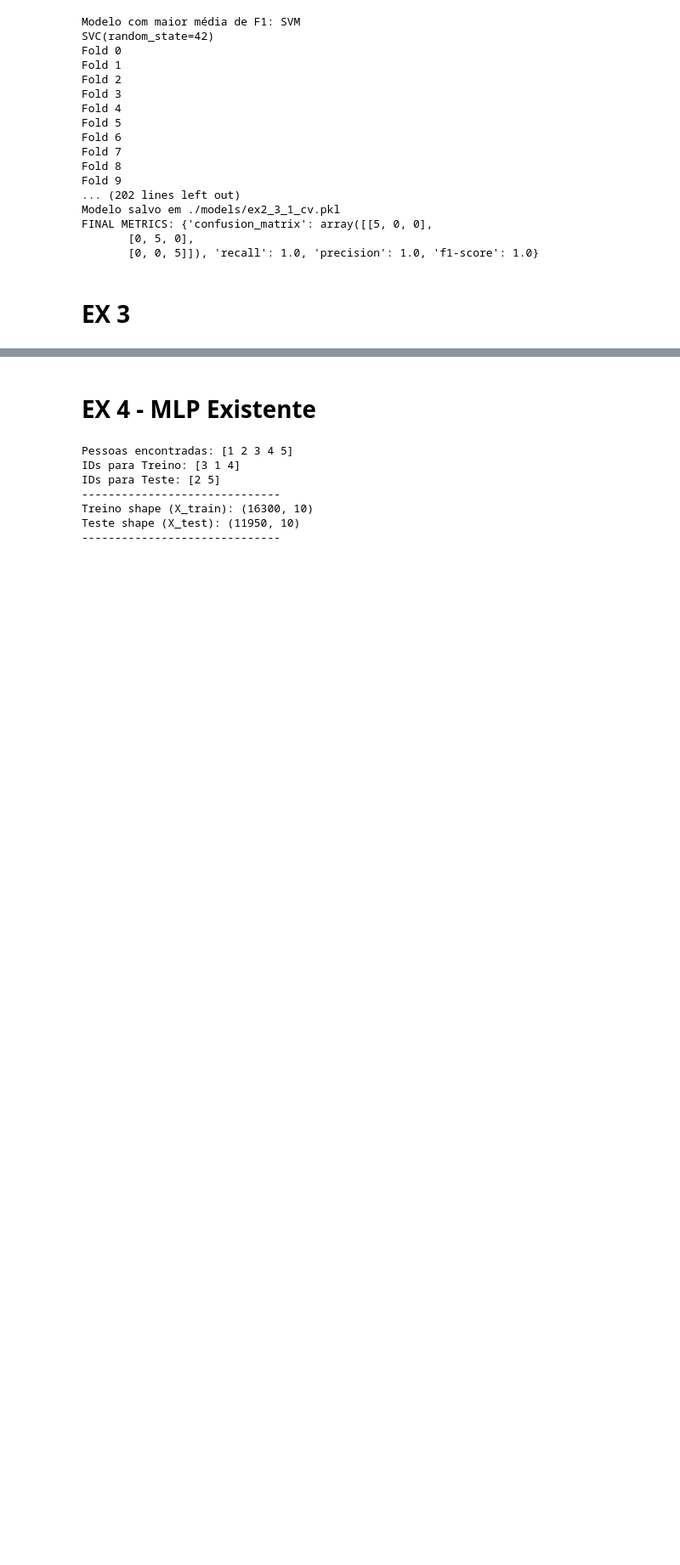
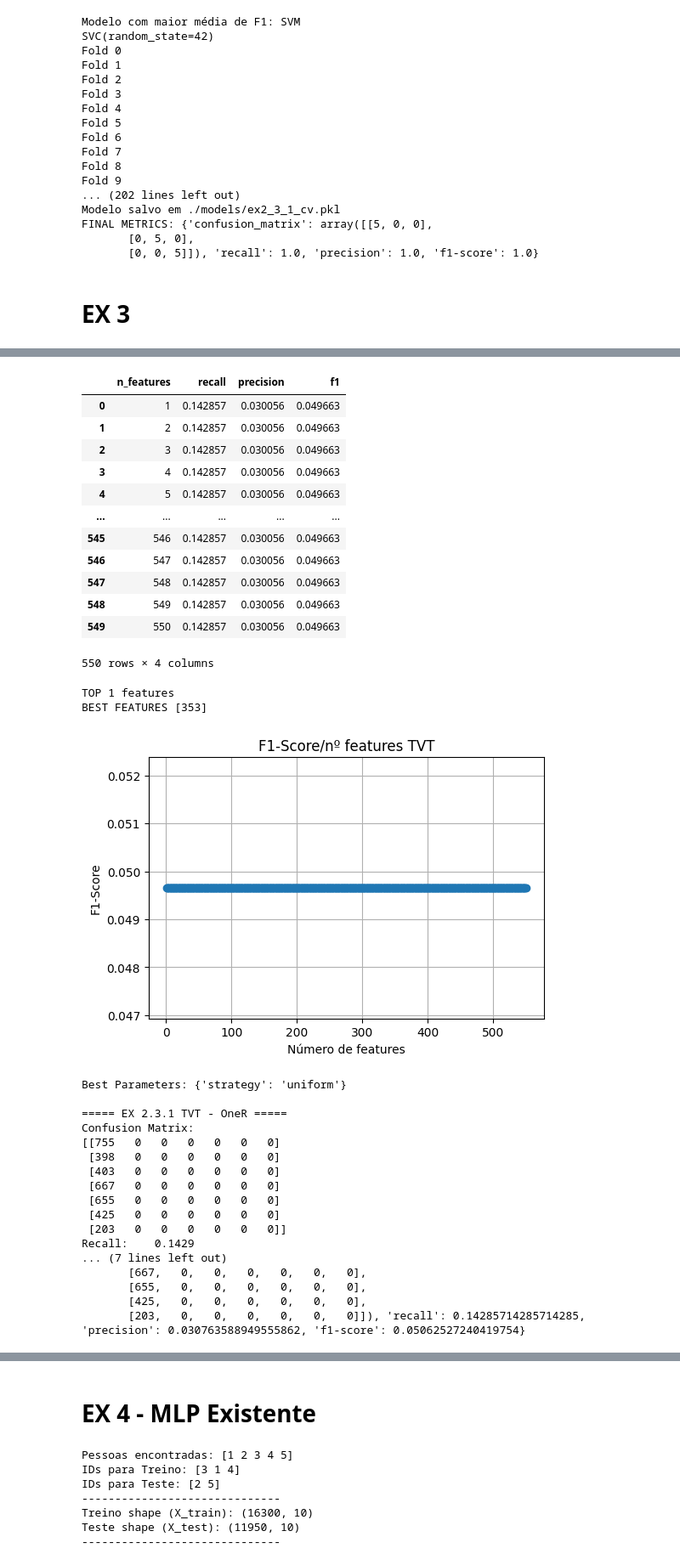
Before and after one commit to Xaneca/TCD_2025, a Jupyter notebook: B/mainClassifierOrganized.ipynb, the cells around one changed output, grey strips where cells are left out. Shown at 85% size. Drawn from its saved outputs; the diff is of its cells as text; code cells hidden in the pictures; blank space fills up the shorter version.

```diff
--- a/B/mainClassifierOrganized.ipynb
+++ b/B/mainClassifierOrganized.ipynb
@@ -141,9 +142,14 @@ csv_path = "../A/data_prepared_for_training.csv"
 
 df = pd.read_csv(csv_path)
 
-# Converte para NumPy
+# Converter para NumPy
 data = df.to_numpy()
 
 print(data.shape)
+
+# Filtrar atividades entre 1 e 7 (coluna -2)
+data = data[(data[:, -2] >= 1) & (data[:, -2] <= 7)]
+
+print(data.shape)
 # %% [output]
 (13833, 552)
@@ -193,0 +159,8 @@ Teste: 3644 linhas
+# %%
+# 2. Separar Features (X) e Labels (y)
+X = X_features = np.delete(data, -2, axis=1)
+y = data[:, -2]
+
+
+print(X.shape)
+print(y.shape)
@@ -195,0 +221,7 @@ OneR =  DummyClassifier()
+# %%
+model = DummyClassifier()
+parameters = {'strategy': ['most_frequent', 'stratified', 'uniform'] }   # <-- parâmetros adicionados}
+filename = "./models/ex3.1_OneR - TVT.pkl"
+metrics = run_model(X, y, model, "TVT", parameters, filename, label="EX 2.3.1 TVT - OneR", random_state=SEED, use_iris=False)
+print("FINAL METRICS:", metrics)
+# %% [output]
@@ -195,0 +245,33 @@ OneR =  DummyClassifier()
+|  | n_features | recall | precision | f1 |
+| 0 | 1 | 0.142857 | 0.030056 | 0.049663 |
+| 1 | 2 | 0.142857 | 0.030056 | 0.049663 |
+| 2 | 3 | 0.142857 | 0.030056 | 0.049663 |
+| 3 | 4 | 0.142857 | 0.030056 | 0.049663 |
+| 4 | 5 | 0.142857 | 0.030056 | 0.049663 |
+| ... | ... | ... | ... | ... |
+| 545 | 546 | 0.142857 | 0.030056 | 0.049663 |
+| 546 | 547 | 0.142857 | 0.030056 | 0.049663 |
+| 547 | 548 | 0.142857 | 0.030056 | 0.049663 |
+| 548 | 549 | 0.142857 | 0.030056 | 0.049663 |
+| 549 | 550 | 0.142857 | 0.030056 | 0.049663 |
+550 rows × 4 columns
+TOP 1 features
+BEST FEATURES [353]
+[figure, added]
+Best Parameters: {'strategy': 'uniform'}
+
+===== EX 2.3.1 TVT - OneR =====
+Confusion Matrix:
+[[755   0   0   0   0   0   0]
+ [398   0   0   0   0   0   0]
+ [403   0   0   0   0   0   0]
+ [667   0   0   0   0   0   0]
+ [655   0   0   0   0   0   0]
+ [425   0   0   0   0   0   0]
+ [203   0   0   0   0   0   0]]
+Recall:    0.1429
+... (7 lines left out)
+       [667,   0,   0,   0,   0,   0,   0],
+       [655,   0,   0,   0,   0,   0,   0],
+       [425,   0,   0,   0,   0,   0,   0],
+       [203,   0,   0,   0,   0,   0,   0]]), 'recall': 0.14285714285714285, 'precision': 0.030763588949555862, 'f1-score': 0.05062527240419754}
```
Also changed, not shown: parts of 11 cells of this notebook, 5 other files.
